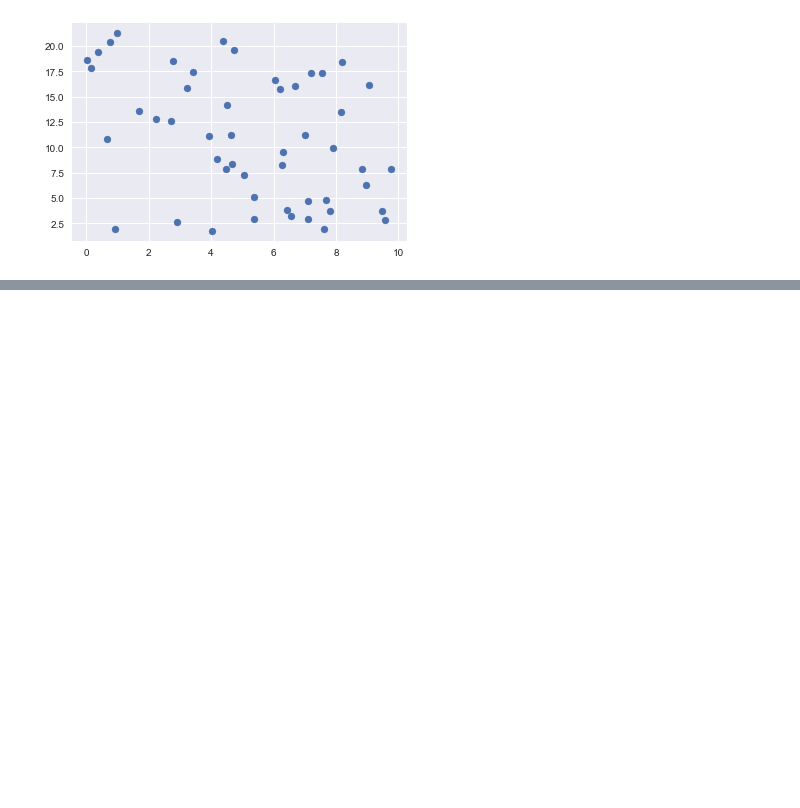
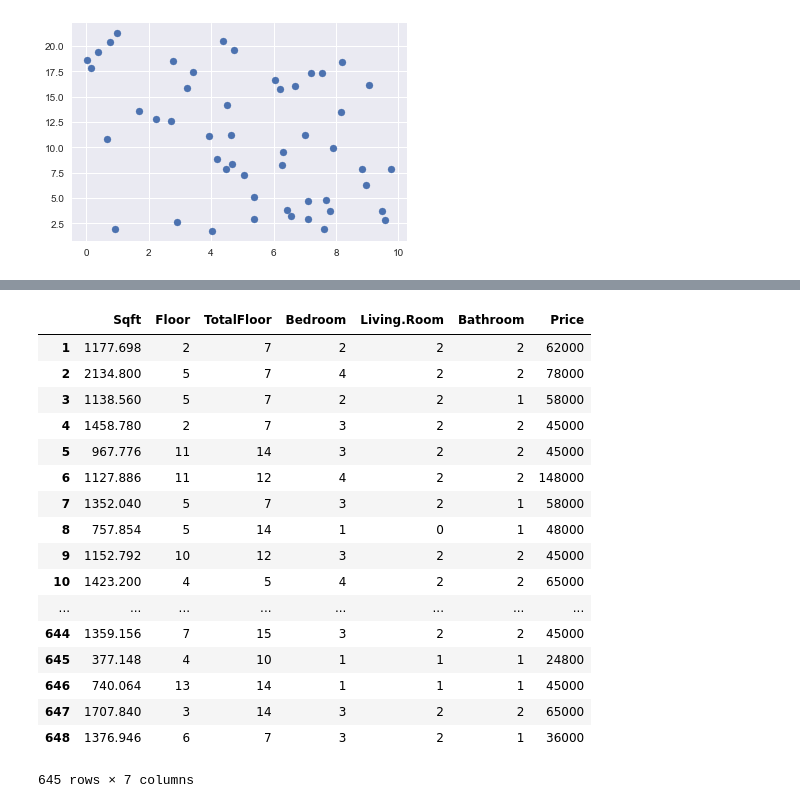
Before and after one commit to edyoda/data-science-ml-foundation-10, a Jupyter notebook: New-20 Introduction to Machine Learning.ipynb, the cells around one changed output, grey strips where cells are left out. Cells and saved outputs as stored; diff of their text form; code cells hidden in the pictures; blank space fills up the shorter version.

```diff
--- a/New-20 Introduction to Machine Learning.ipynb
+++ b/New-20 Introduction to Machine Learning.ipynb
@@ -143,0 +183,21 @@ y = ax^2 + d^x + bz + c
+# %%
+pd.read_csv('house_rental.csv.txt',index_col='Unnamed: 0')
+# %% [output]
+|  | Sqft | Floor | TotalFloor | Bedroom | Living.Room | Bathroom | Price |
+| 1 | 1177.698 | 2 | 7 | 2 | 2 | 2 | 62000 |
+| 2 | 2134.800 | 5 | 7 | 4 | 2 | 2 | 78000 |
+| 3 | 1138.560 | 5 | 7 | 2 | 2 | 1 | 58000 |
+| 4 | 1458.780 | 2 | 7 | 3 | 2 | 2 | 45000 |
+| 5 | 967.776 | 11 | 14 | 3 | 2 | 2 | 45000 |
+| 6 | 1127.886 | 11 | 12 | 4 | 2 | 2 | 148000 |
+| 7 | 1352.040 | 5 | 7 | 3 | 2 | 1 | 58000 |
+| 8 | 757.854 | 5 | 14 | 1 | 0 | 1 | 48000 |
+| 9 | 1152.792 | 10 | 12 | 3 | 2 | 2 | 45000 |
+| 10 | 1423.200 | 4 | 5 | 4 | 2 | 2 | 65000 |
+| ... | ... | ... | ... | ... | ... | ... | ... |
+| 644 | 1359.156 | 7 | 15 | 3 | 2 | 2 | 45000 |
+| 645 | 377.148 | 4 | 10 | 1 | 1 | 1 | 24800 |
+| 646 | 740.064 | 13 | 14 | 1 | 1 | 1 | 45000 |
+| 647 | 1707.840 | 3 | 14 | 3 | 2 | 2 | 65000 |
+| 648 | 1376.946 | 6 | 7 | 3 | 2 | 1 | 36000 |
+645 rows × 7 columns
```
Also changed, not shown: parts of 18 cells of this notebook, 3 other files.
